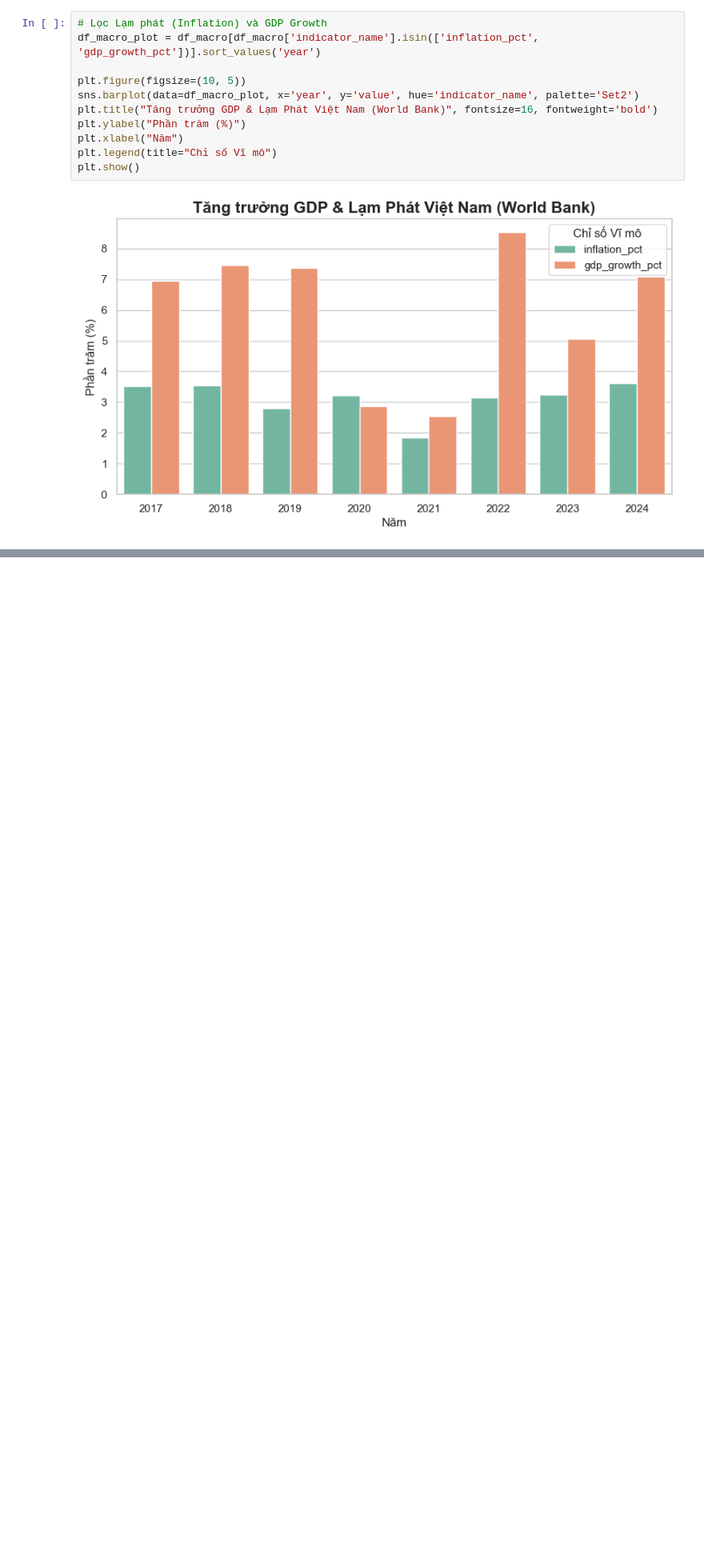
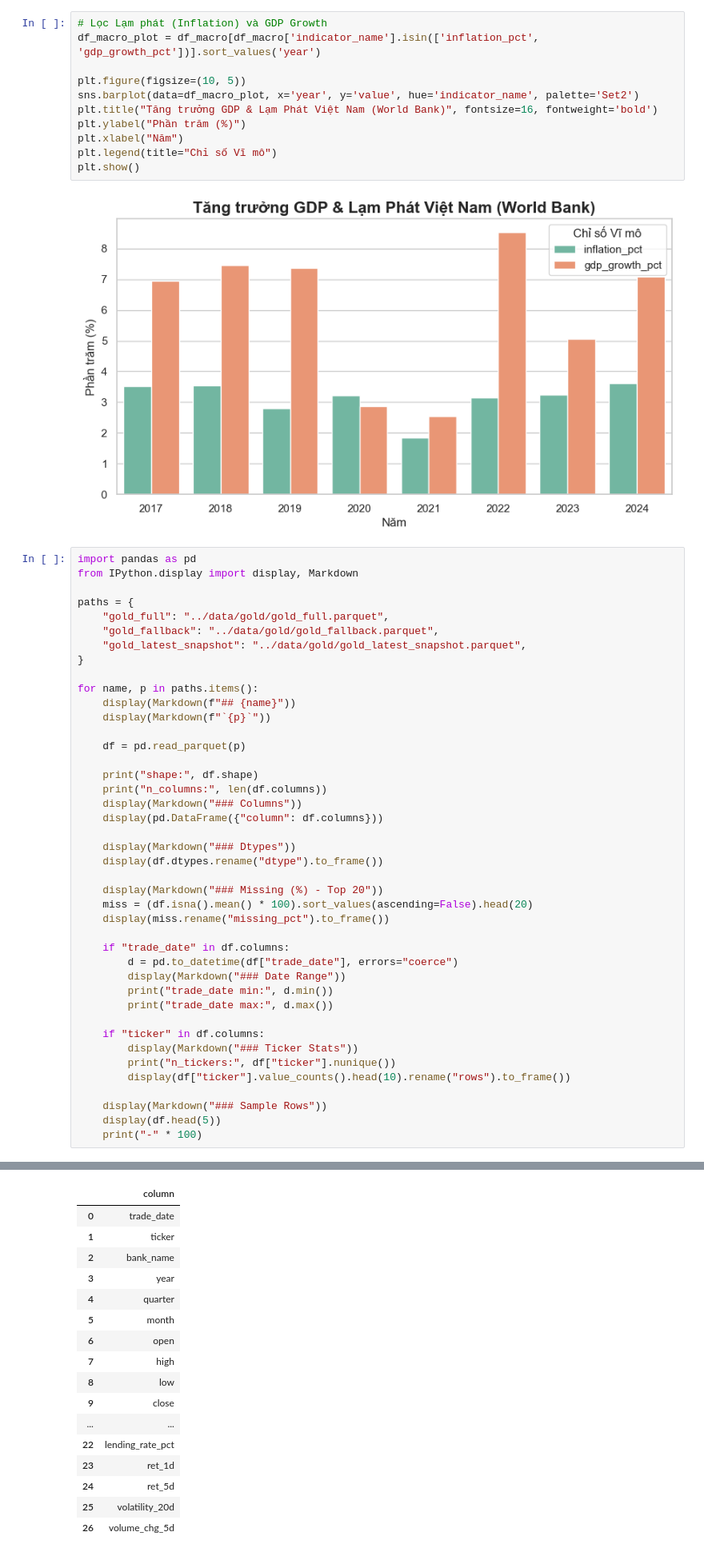
Before and after one commit to conluoi123/financial_analytics_copilot, a Jupyter notebook: notebooks/01_eda.ipynb, the cells around one changed output, grey strips where cells are left out. Shown at 80% size. Saved outputs shown, nothing was run; the diff lists cells and outputs as text; blank space fills up the shorter version.

Commit message:
feat: scripts for data layer pipeline

```diff
--- a/notebooks/01_eda.ipynb
+++ b/notebooks/01_eda.ipynb
@@ -171,3 +174,46 @@ plt.legend(title="Chỉ số Vĩ mô")
 plt.show()
 # %% [output]
 [figure]
+# %%
+import pandas as pd
+from IPython.display import display, Markdown
+
+paths = {
+    "gold_full": "../data/gold/gold_full.parquet",
+    "gold_fallback": "../data/gold/gold_fallback.parquet",
+    "gold_latest_snapshot": "../data/gold/gold_latest_snapshot.parquet",
+}
+
+for name, p in paths.items():
+    display(Markdown(f"## {name}"))
+    display(Markdown(f"`{p}`"))
+
+    df = pd.read_parquet(p)
+
+    print("shape:", df.shape)
+    print("n_columns:", len(df.columns))
+    display(Markdown("### Columns"))
+    display(pd.DataFrame({"column": df.columns}))
+
+    display(Markdown("### Dtypes"))
+    display(df.dtypes.rename("dtype").to_frame())
+
+    display(Markdown("### Missing (%) - Top 20"))
+    miss = (df.isna().mean() * 100).sort_values(ascending=False).head(20)
+    display(miss.rename("missing_pct").to_frame())
+
+    if "trade_date" in df.columns:
+        d = pd.to_datetime(df["trade_date"], errors="coerce")
+        display(Markdown("### Date Range"))
+        print("trade_date min:", d.min())
+        print("trade_date max:", d.max())
+
+    if "ticker" in df.columns:
+        display(Markdown("### Ticker Stats"))
+        print("n_tickers:", df["ticker"].nunique())
+        display(df["ticker"].value_counts().head(10).rename("rows").to_frame())
+
+    display(Markdown("### Sample Rows"))
+    display(df.head(5))
+    print("-" * 100)
+# %% [output]
@@ -173,0 +225,17 @@ plt.show()
+|  | column |
+| 0 | trade_date |
+| 1 | ticker |
+| 2 | bank_name |
+| 3 | year |
+| 4 | quarter |
+| 5 | month |
+| 6 | open |
+| 7 | high |
+| 8 | low |
+| 9 | close |
+| ... | ... |
+| 22 | lending_rate_pct |
+| 23 | ret_1d |
+| 24 | ret_5d |
+| 25 | volatility_20d |
+| 26 | volume_chg_5d |
```
Also changed, not shown: parts of 6 cells of this notebook, 18 other files.
